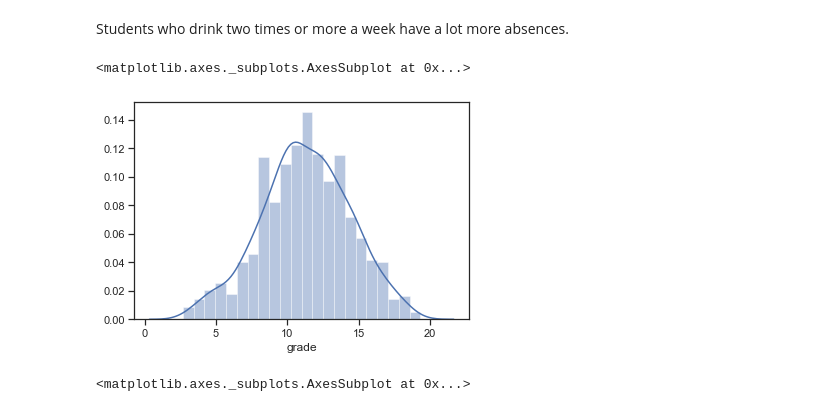
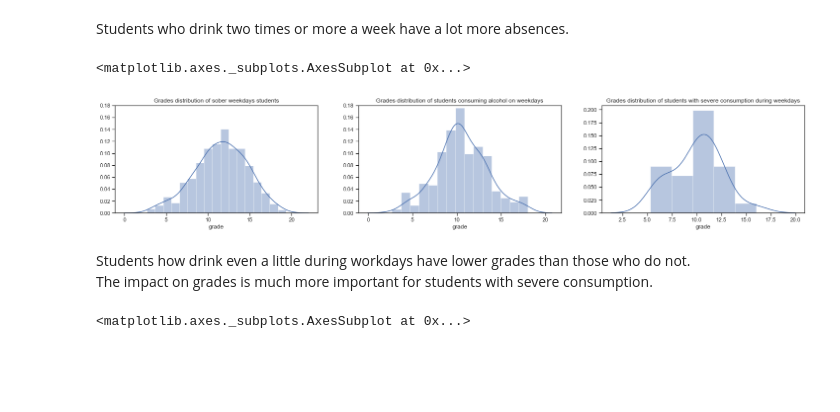
Before and after one commit to ConsciousML/Naive-Bayes-Classifier-from-scratch, a Jupyter notebook: Naive Bayes.ipynb, the cells around one changed output. Drawn from its saved outputs; the diff is of its cells as text; code cells hidden in the pictures; blank space fills up the shorter version.

Commit message:
add alcohol/grades distplot

```diff
--- a/Naive Bayes.ipynb
+++ b/Naive Bayes.ipynb
@@ -170,10 +172,24 @@ sns.distplot(drunk_absences, ax=ax2)
 # %% [markdown]
 Students who drink two times or more a week have a lot more absences.<br>
-# %%
-sns.distplot(students['grade'])
-# %% [output]
-<matplotlib.axes._subplots.AxesSubplot at 0x...>
-[figure, removed]
+# %%
+_, (ax1, ax2, ax3) = plt.subplots(1, 3, figsize=(25, 4))
+sober_grades = students.loc[students['Dalc'] == 1, 'grade']
+drunk_grades = students.loc[students['Dalc'] > 1, 'grade']
+severe_drunk_grades = students.loc[students['Dalc'] == 5, 'grade']
+ax1.set_ylim(0, 0.18)
+ax2.set_ylim(0, 0.18)
+ax1.set_title('Grades distribution of sober weekdays students')
+ax2.set_title('Grades distribution of students consuming alcohol on weekdays')
+ax3.set_title('Grades distribution of students with severe consumption during weekdays')
+sns.distplot(sober_grades, ax=ax1)
+sns.distplot(drunk_grades, ax=ax2)
+sns.distplot(severe_drunk_grades, ax=ax3)
+# %% [output]
+<matplotlib.axes._subplots.AxesSubplot at 0x...>
+[figure, added]
+# %% [markdown]
+Students how drink even a little during workdays have lower grades than those who do not.<br>
+The impact on grades is much more important for students with severe consumption.<br>
 # %%
 fig, axes = plt.subplots(1, 2, figsize=(15, 5))
 sns.barplot(x='alc', y='studytime', data=students, ax=axes[0])
```
Also changed, not shown: parts of 1 cell of this notebook.
